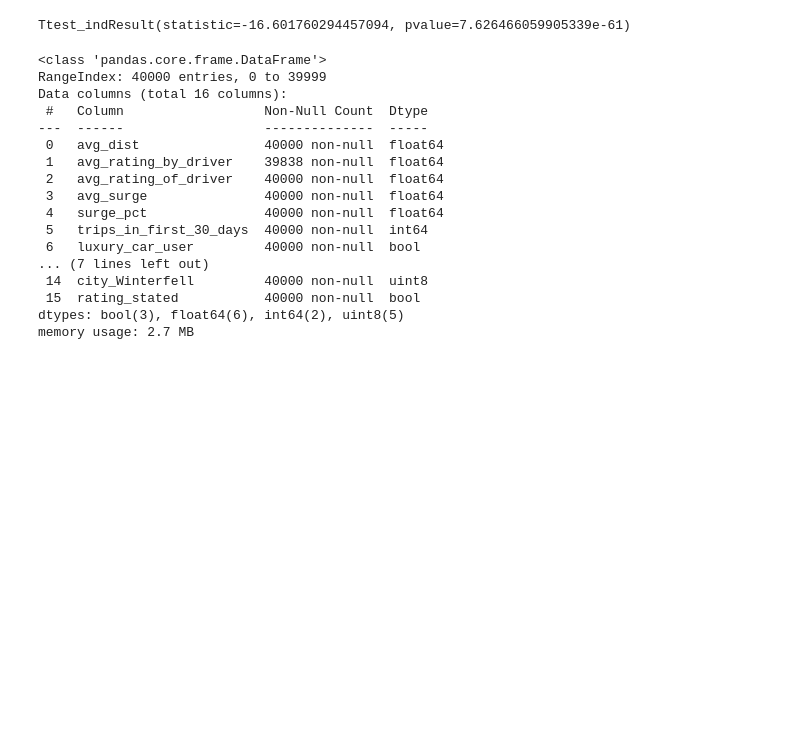
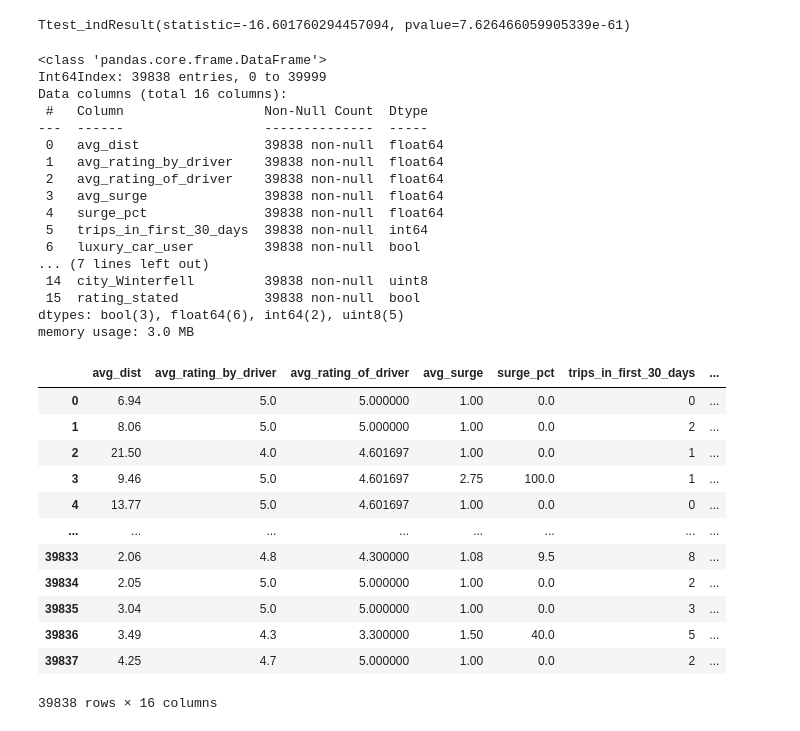
Before and after one commit to MegansColorado/supervised-learning-casestudy, a Jupyter notebook: notebooks/eda_charles.ipynb, the cells around one changed output. Drawn from its saved outputs; the diff is of its cells as text; code cells hidden in the pictures; blank space fills up the shorter version.

```diff
--- a/notebooks/eda_charles.ipynb
+++ b/notebooks/eda_charles.ipynb
@@ -424,23 +415,41 @@ dfcopy['avg_rating_of_driver'] = dfcopy['avg_rating_of_driver'].fillna(dfcopy['a
 # %%
 dfcopy['avg_rating_by_driver'] =  dfcopy['avg_rating_by_driver'].dropna(axis =0 )
 # %%
+dfcopy = dfcopy.dropna()
 dfcopy.info()
 # %% [output]
 <class 'pandas.core.frame.DataFrame'>
-RangeIndex: 40000 entries, 0 to 39999
+Int64Index: 39838 entries, 0 to 39999
 Data columns (total 16 columns):
  #   Column                  Non-Null Count  Dtype
 ---  ------                  --------------  -----
- 0   avg_dist                40000 non-null  float64
+ 0   avg_dist                39838 non-null  float64
  1   avg_rating_by_driver    39838 non-null  float64
- 2   avg_rating_of_driver    40000 non-null  float64
- 3   avg_surge               40000 non-null  float64
- 4   surge_pct               40000 non-null  float64
- 5   trips_in_first_30_days  40000 non-null  int64
- 6   luxury_car_user         40000 non-null  bool
+ 2   avg_rating_of_driver    39838 non-null  float64
+ 3   avg_surge               39838 non-null  float64
+ 4   surge_pct               39838 non-null  float64
+ 5   trips_in_first_30_days  39838 non-null  int64
+ 6   luxury_car_user         39838 non-null  bool
 ... (7 lines left out)
- 14  city_Winterfell         40000 non-null  uint8
- 15  rating_stated           40000 non-null  bool
+ 14  city_Winterfell         39838 non-null  uint8
+ 15  rating_stated           39838 non-null  bool
 dtypes: bool(3), float64(6), int64(2), uint8(5)
-memory usage: 2.7 MB
+memory usage: 3.0 MB
+# %%
+dfcopy = pd.read_csv('../data/cleaned_churn_train.csv')
+dfcopy
+# %% [output]
+|  | avg_dist | avg_rating_by_driver | avg_rating_of_driver | avg_surge | surge_pct | trips_in_first_30_days | ... |
+| 0 | 6.94 | 5.0 | 5.000000 | 1.00 | 0.0 | 0 | ... |
+| 1 | 8.06 | 5.0 | 5.000000 | 1.00 | 0.0 | 2 | ... |
+| 2 | 21.50 | 4.0 | 4.601697 | 1.00 | 0.0 | 1 | ... |
+| 3 | 9.46 | 5.0 | 4.601697 | 2.75 | 100.0 | 1 | ... |
+| 4 | 13.77 | 5.0 | 4.601697 | 1.00 | 0.0 | 0 | ... |
+| ... | ... | ... | ... | ... | ... | ... | ... |
+| 39833 | 2.06 | 4.8 | 4.300000 | 1.08 | 9.5 | 8 | ... |
+| 39834 | 2.05 | 5.0 | 5.000000 | 1.00 | 0.0 | 2 | ... |
+| 39835 | 3.04 | 5.0 | 5.000000 | 1.00 | 0.0 | 3 | ... |
+| 39836 | 3.49 | 4.3 | 3.300000 | 1.50 | 40.0 | 5 | ... |
+| 39837 | 4.25 | 4.7 | 5.000000 | 1.00 | 0.0 | 2 | ... |
+39838 rows × 16 columns
 # %%
```
Also changed, not shown: parts of 5 cells of this notebook, 4 other files.
